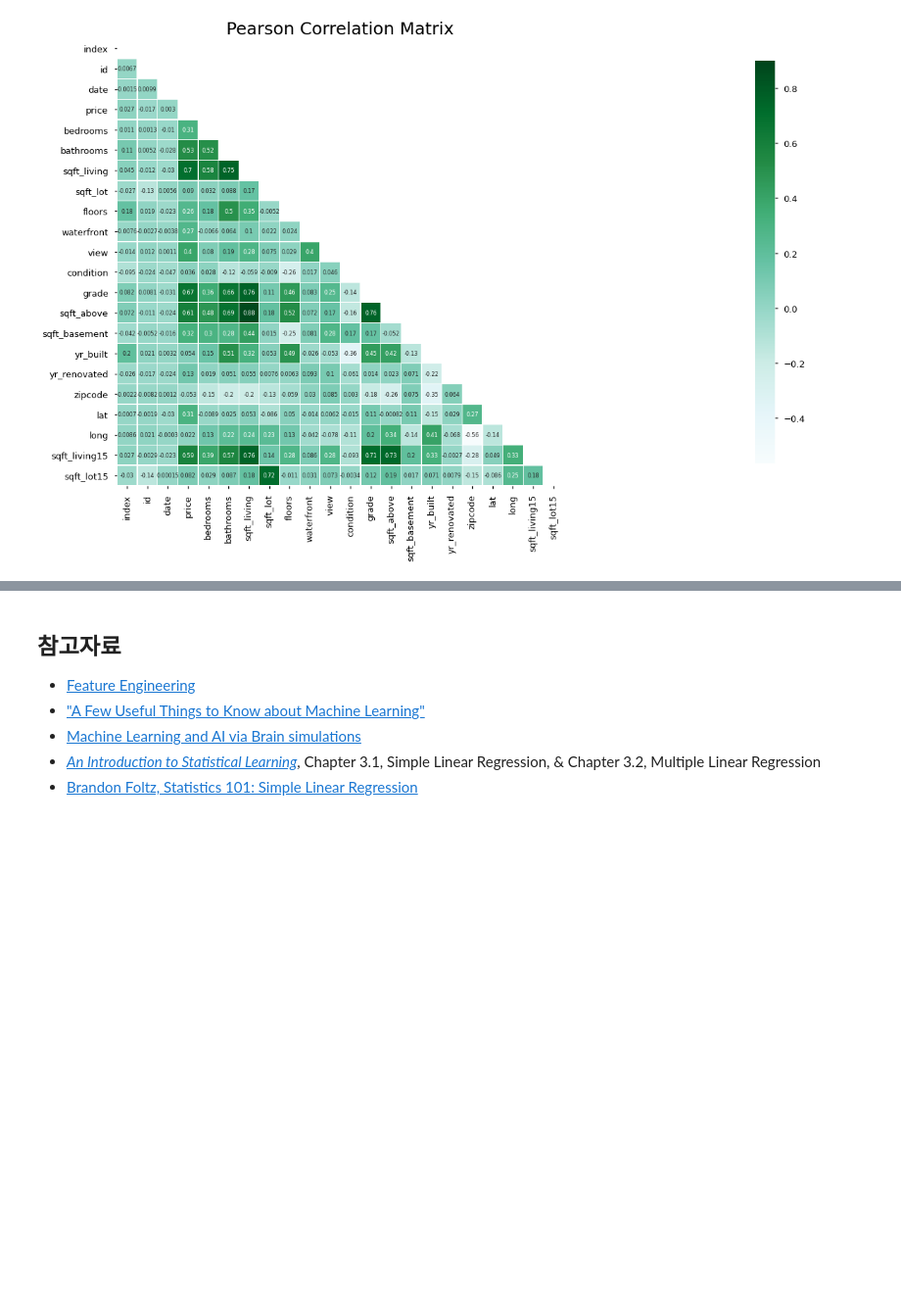
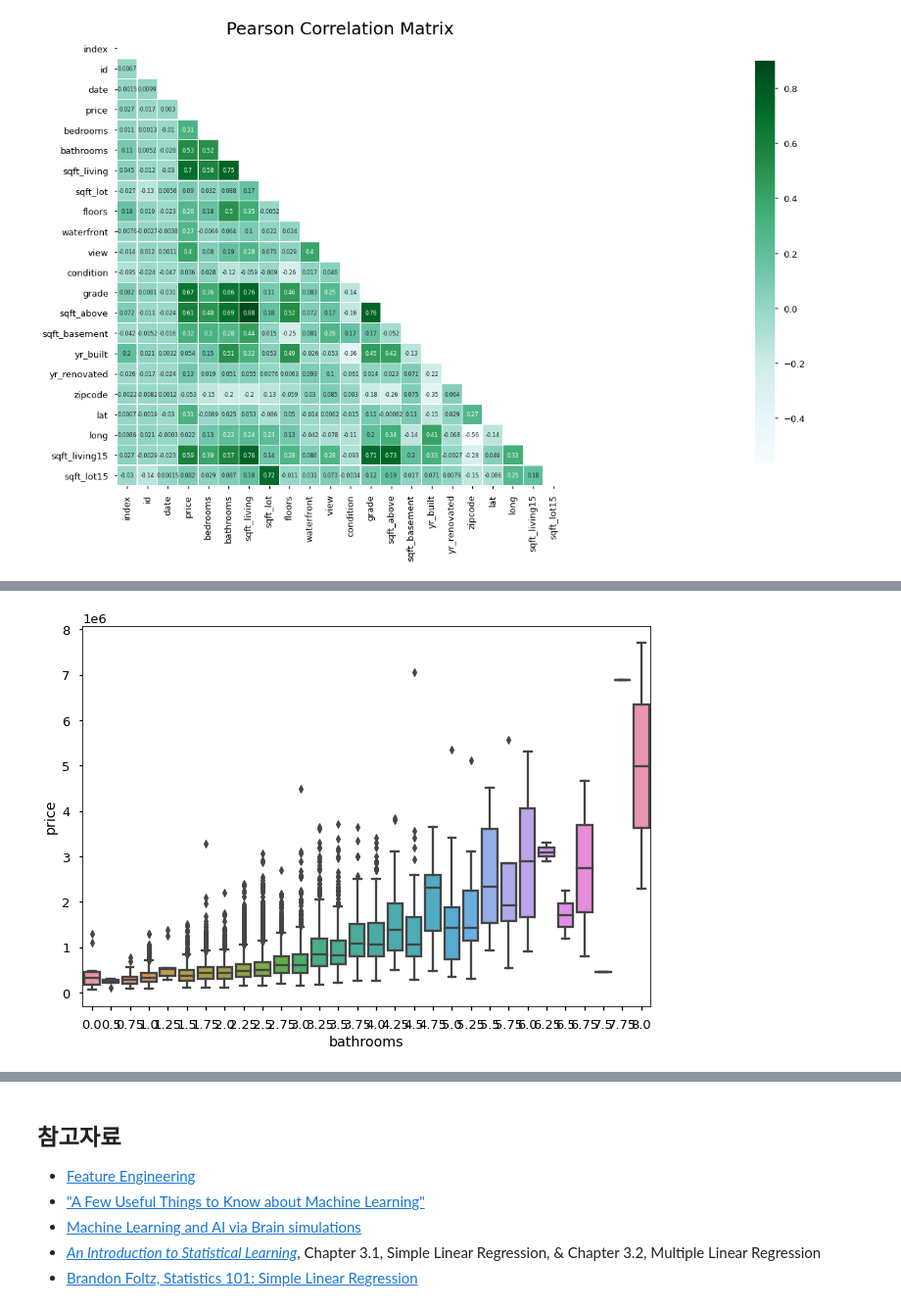
Before and after one commit to KyungRyeolBaek/study, a Jupyter notebook: n212-multiple-regression/n212a-multiple-regression.ipynb, the cells around one changed output, grey strips where cells are left out. Shown at 98% size. Saved outputs shown, nothing was run; the diff lists cells and outputs as text; code cells hidden in the pictures; blank space fills up the shorter version.

```diff
--- a/n212-multiple-regression/n212a-multiple-regression.ipynb
+++ b/n212-multiple-regression/n212a-multiple-regression.ipynb
@@ -812,0 +350,4 @@ df.iloc[:,4:].drop('long', axis = 1)
+# %%
+sns.boxplot(data = df, x = 'bathrooms', y = 'price');
+# %% [output]
+[figure, added]
```
Also changed, not shown: parts of 42 cells of this notebook.
